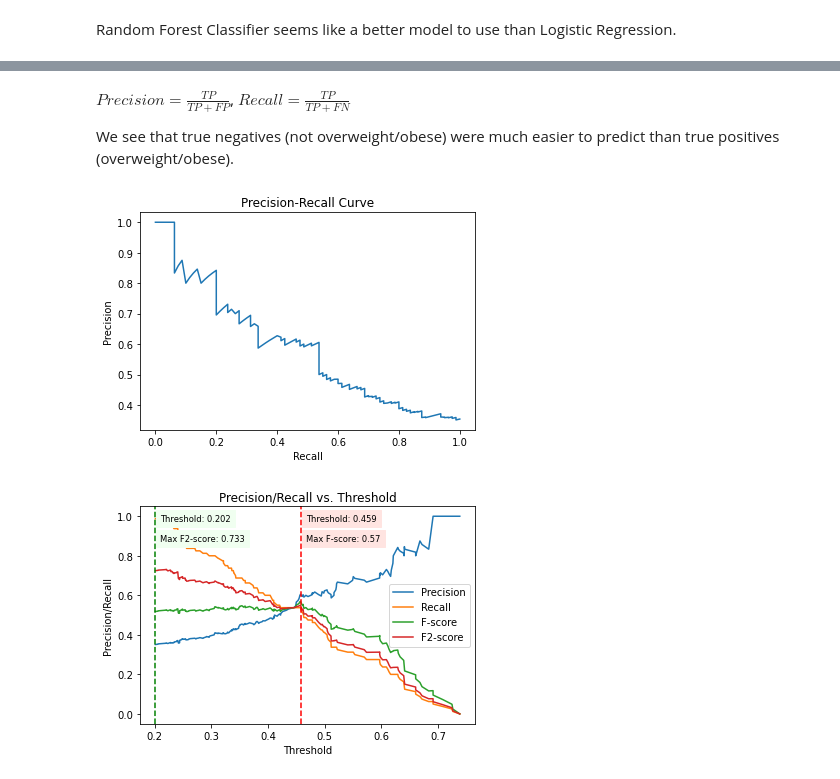
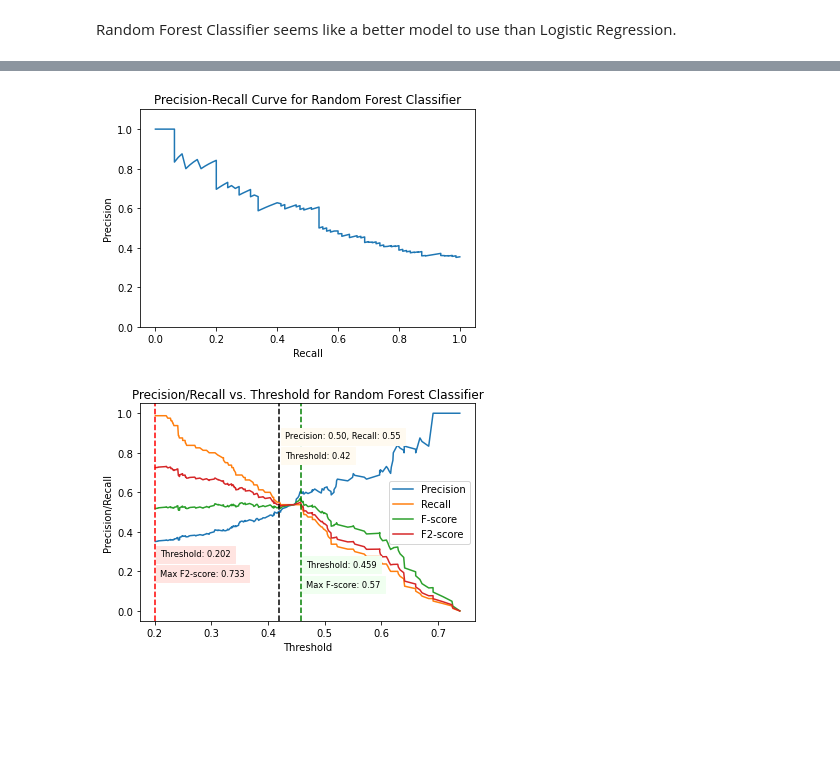
Before and after one commit to eliepark/Obesity-Prediction, a Jupyter notebook: Obesity_Modeling.ipynb, the cells around one changed output, grey strips where cells are left out. Saved outputs shown, nothing was run; the diff lists cells and outputs as text; code cells hidden in the pictures; blank space fills up the shorter version.

```diff
--- a/Obesity_Modeling.ipynb
+++ b/Obesity_Modeling.ipynb
@@ -223,4 +293,4 @@ XGB Classifier seems to be a good model, but Random Forest Classifier results in
 # %%
 cols=['age_group', 'fam_hist', 'physical_activity', 'daily_water', 'food_between_meals', 'veg', 'Gender', 'high_cal_foods']
 X=df[cols]
-print(cols)
+y=df[['obese']].values.ravel()
@@ -256,47 +308,50 @@ weighted avg       0.71      0.72      0.70       240
-# %% [markdown]
-$Precision=\frac{TP}{TP+FP}$, $Recall=\frac{TP}{TP+FN}$
-
-We see that true negatives (not overweight/obese) were much easier to predict than true positives (overweight/obese).
 # %%
-precision, recall, threshold = precision_recall_curve(y_test, y_pred_prob)
+precision, recall, threshold = precision_recall_curve(y_test, y_pred_prob) # pos_labelstr - picks normal weight class
 fig, ax=plt.subplots()
 ax.plot(recall, precision)
 ax.set_xlabel('Recall')
 ax.set_ylabel('Precision')
-ax.set_title('Precision-Recall Curve')
+ax.set_title('Precision-Recall Curve for Random Forest Classifier')
+ax.set_ylim(0.0, 1.1)
 plt.show()
 # %% [output]
-[figure, old version]
+[figure, new version]
 # %%
 fig, ax=plt.subplots()
 ax.plot(threshold, precision[1:], label='Precision')
 ax.plot(threshold, recall[1:], label='Recall')
 
 
 ax.set_xlabel('Threshold')
 ax.set_ylabel('Precision/Recall')
-ax.set_title('Precision/Recall vs. Threshold')
+ax.set_title('Precision/Recall vs. Threshold for Random Forest Classifier')
 
 fscore=2*(precision*recall)/(precision+recall)
 f_ix=np.argmax(fscore)
 
 f2=fbeta_score(y_test, y_pred, beta=2)
 
 f2score=(5*precision*recall)/((4*precision)+recall)
 
 f2_ix=np.argmax(f2score)
 
 ax.plot(threshold, fscore[1:], label='F-score')
 ax.plot(threshold, f2score[1:], label='F2-score')
 
-ax.axvline(threshold[f_ix], linestyle='dashed', color='red')
-plt.text(threshold[f_ix]*1.02,0.975, 'Threshold: '+str(np.round(threshold[f_ix], 3)), fontsize='small', backgroundcolor='mistyrose')
-plt.text(threshold[f_ix]*1.02, 0.875,  'Max F-score: '+str(np.round(fscore[f_ix], 3)), fontsize='small', backgroundcolor='mistyrose')
+ax.axvline(threshold[f_ix], linestyle='dashed', color='green')
+plt.text(threshold[f_ix]*1.02, 0.22, 'Threshold: '+str(np.round(threshold[f_ix], 3)), fontsize='small', backgroundcolor='honeydew')
+plt.text(threshold[f_ix]*1.02, 0.12,  'Max F-score: '+str(np.round(fscore[f_ix], 3)), fontsize='small', backgroundcolor='honeydew')
 
-ax.axvline(threshold[f2_ix], linestyle='dashed', color='green')
-plt.text(threshold[f2_ix]*1.04, 0.975, 'Threshold: '+str(np.round(threshold[f2_ix], 3)), fontsize='small', backgroundcolor='honeydew')
-plt.text(threshold[f2_ix]*1.04, 0.875, 'Max F2-score: '+str(np.round(f2score[f2_ix], 3)), fontsize='small', backgroundcolor='honeydew')
+ax.axvline(threshold[f2_ix], linestyle='dashed', color='red')
+plt.text(threshold[f2_ix]*1.04, 0.275, 'Threshold: '+str(np.round(threshold[f2_ix], 3)), fontsize='small', backgroundcolor='mistyrose')
+plt.text(threshold[f2_ix]*1.04, 0.175, 'Max F2-score: '+str(np.round(f2score[f2_ix], 3)), fontsize='small', backgroundcolor='mistyrose')
+
+ax.axvline(0.42, linestyle='dashed', color='black')
+plt.text(0.42*1.025, 0.872, 'Precision: 0.50, Recall: 0.55', fontsize='small', backgroundcolor='floralwhite')
+plt.text(0.42*1.025, 0.775, 'Threshold: 0.42', fontsize='small', backgroundcolor='floralwhite')
+
+
 ax.legend()
 plt.show()
 # %% [output]
-[figure, old version]
+[figure, new version]
```
Also changed, not shown: parts of 46 cells of this notebook, 1 other file.
